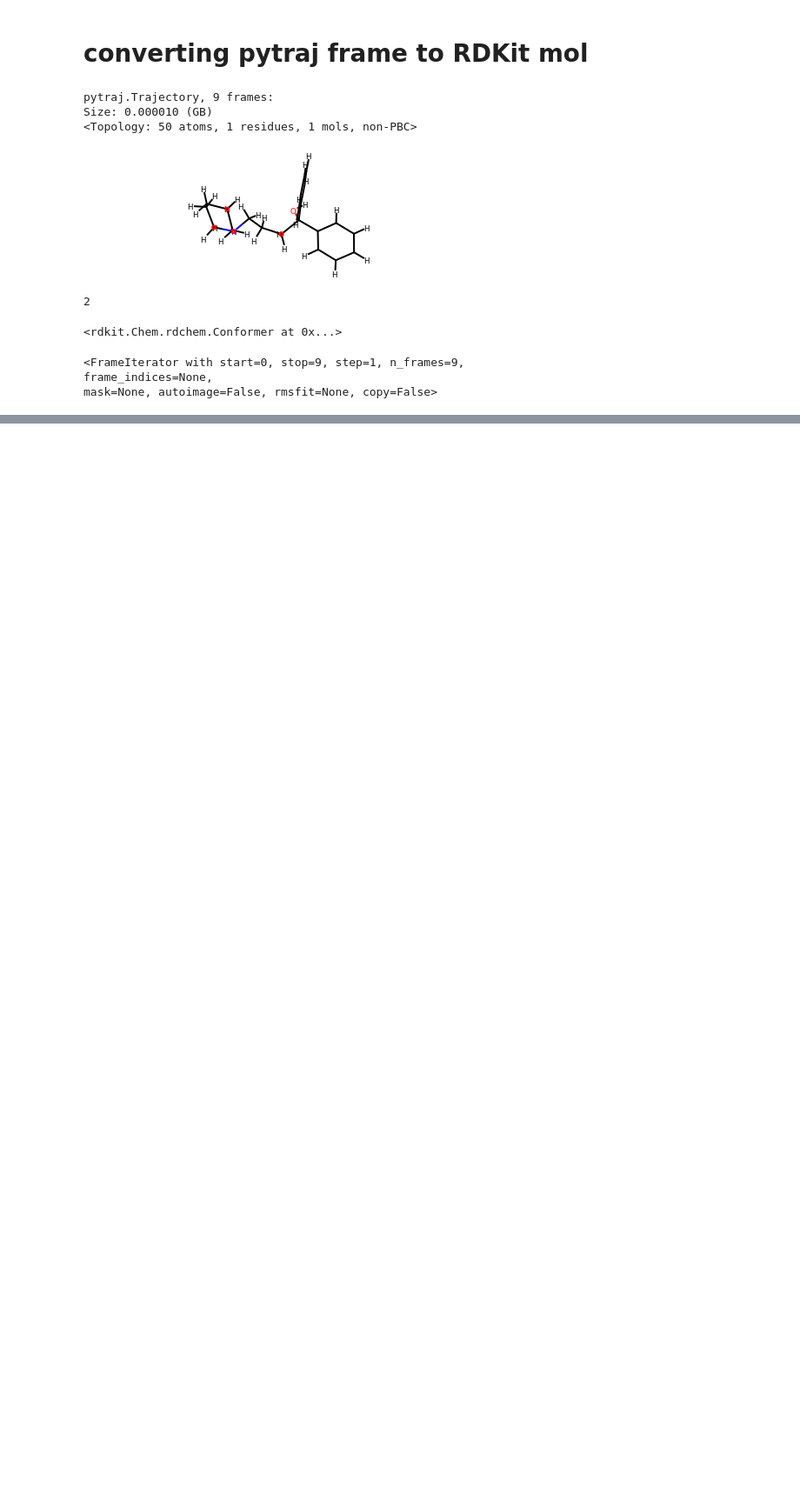
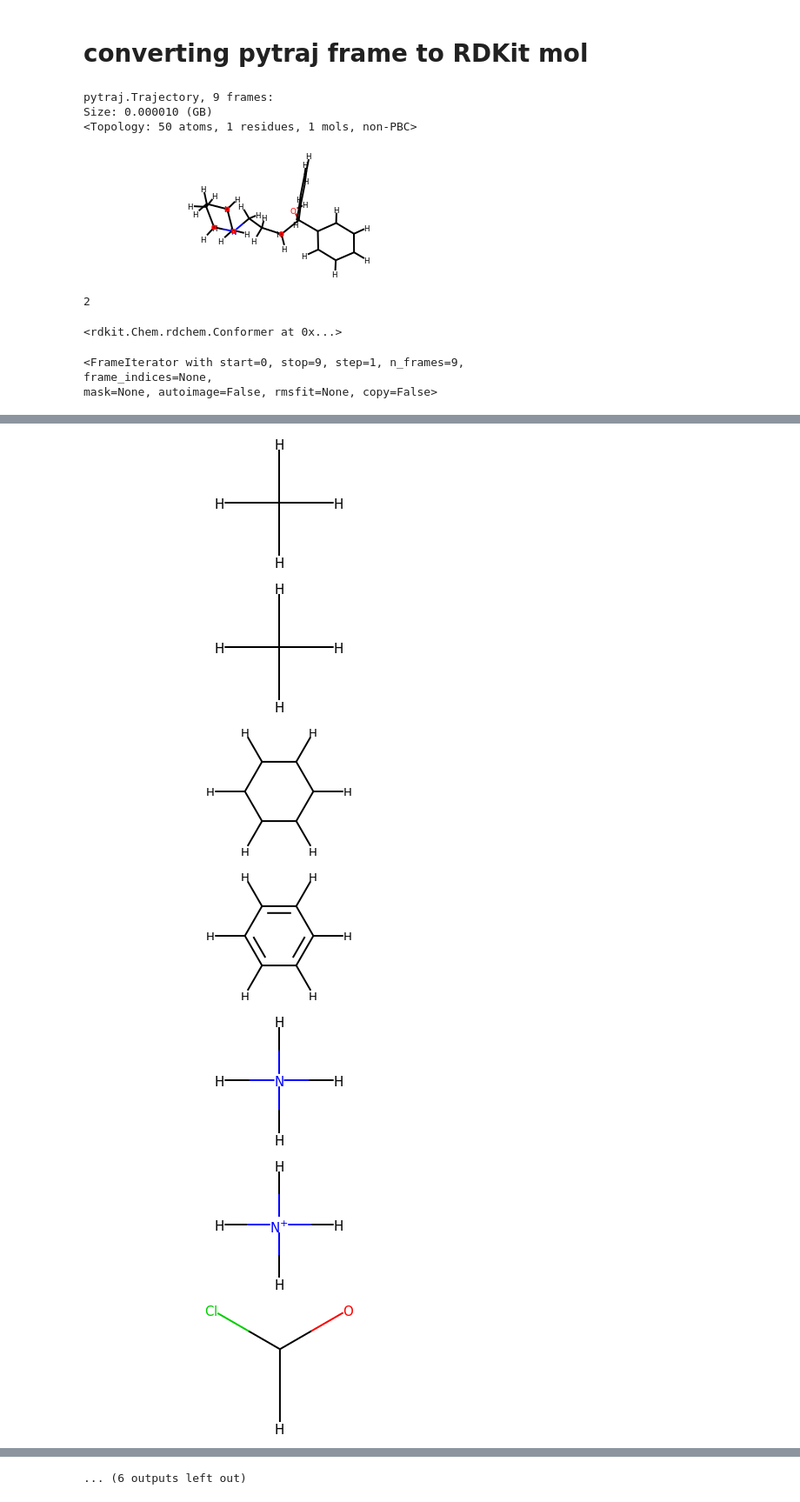
Before and after one commit to chemosim-lab/ProLIF, a Jupyter notebook: notebooks/md_trajectory.ipynb, the cells around one changed output, grey strips where cells are left out. Shown: that part at 87% size. Drawn from its saved outputs; the diff is of its cells as text; code cells hidden in the pictures; blank space fills up the shorter version.

```diff
--- a/notebooks/md_trajectory.ipynb
+++ b/notebooks/md_trajectory.ipynb
@@ -394,0 +478,25 @@ mask=None, autoimage=False, rmsfit=None, copy=False>
+# %%
+tests = [
+    "[C](-[H])(-[H])(-[H])-[H]",
+    "[C]1(-[H])-[C](-[H])-[C](-[H])-[C](-[H])-[C](-[H])-[C]1(-[H])",
+    "[N](-[H])(-[H])(-[H])-[H]",
+    "[Cl]-[C](-[H])-[O]",
+    "[H]-[C](-[O])-[N](-[H])-[H]",
+    "[H]-[C](-[H])-[C](-[O][H])-[O]",
+    "[H]-[C](-[H])-[C](-[O])-[O]",
+    "[O]-[N](-[O])-[H]",
+    "[O]-[S](-[O])(-[O])-[O]-[H]"
+]
+for s in tests:
+    mol = Chem.RWMol(Chem.MolFromSmiles(s, sanitize=False))
+    display(mol)
+    prolif.utils.update_bonds_and_charges(mol)
+    display(mol)
+# %% [output]
+[figure, added]
+[figure, added]
+[figure, added]
+[figure, added]
+[figure, added]
+[figure, added]
+[figure, added]
@@ -394,0 +508 @@ mask=None, autoimage=False, rmsfit=None, copy=False>
+... (6 outputs left out)
```
Also changed, not shown: parts of 16 cells of this notebook, 10 other files.
